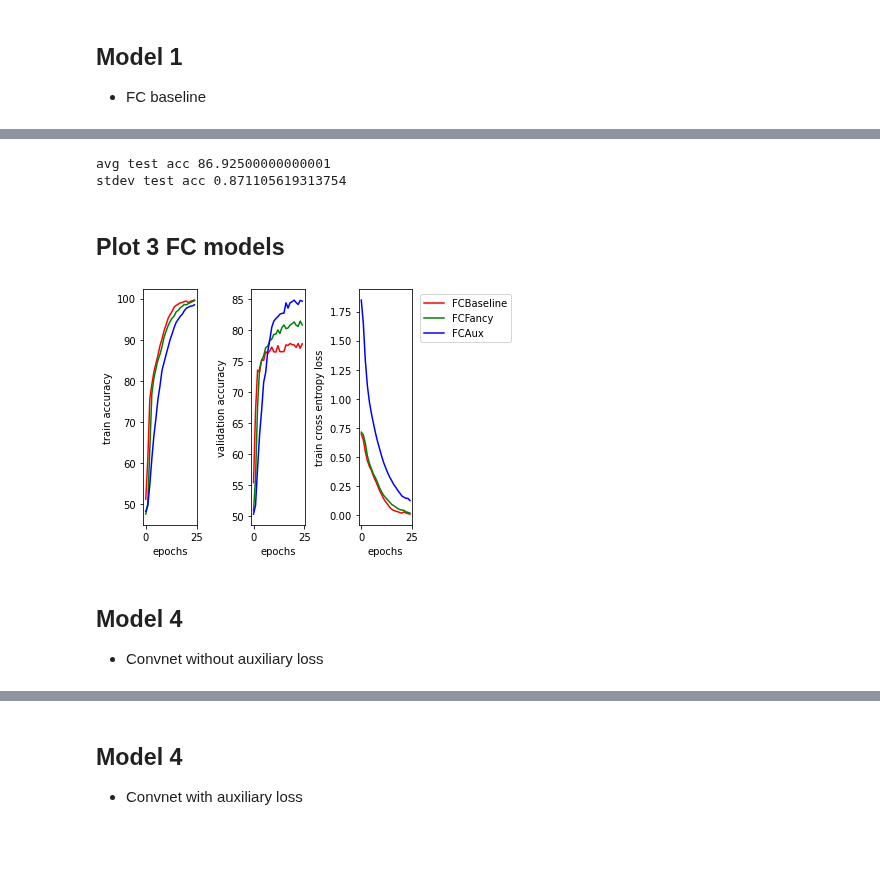
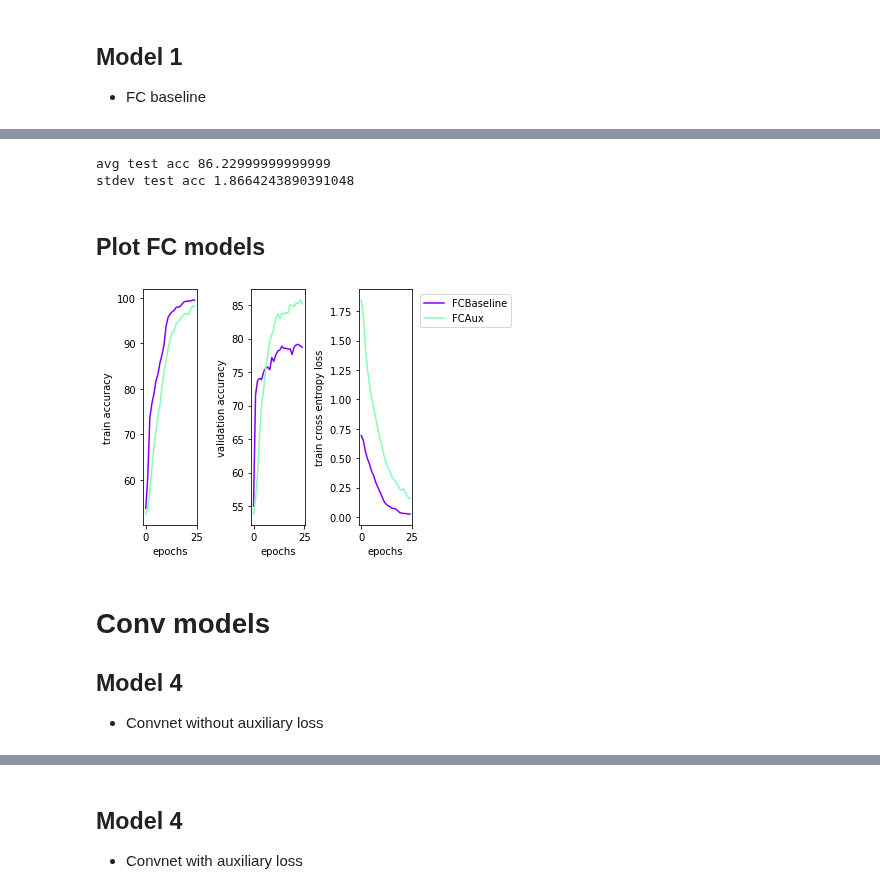
Before and after one commit to puckvg/EE-559-Team, a Jupyter notebook: Project1/FinalRuns.ipynb, the cells around one changed output, grey strips where cells are left out. Drawn from its saved outputs; the diff is of its cells as text; code cells hidden in the pictures; blank space fills up the shorter version.

Commit message:
notebook with all models for plotting / benchmarking

```diff
--- a/Project1/FinalRuns.ipynb
+++ b/Project1/FinalRuns.ipynb
@@ -93,30 +92,0 @@ stdev test acc 1.5423841933837348
-# %%
-test_accuracies_fc_fancy = []
-train_accuracies_fc_fancy = []
-validation_accuracies_fc_fancy = []
-train_losses_fc_fancy = []
-
-for i in range(10):
-    print(f"Run {i+1}/10")
-
-    # Trainer
-    trainer = Trainer(nb_epochs=nb_epochs, verbose=False, run='fc_aux_argmax')
-
-    # Import data
-    dl_train_all, dl_val_all, dl_test_all = load_all_data(normalize=True)
-
-    # Model
-    alpha = LinearAlpha()
-    beta = LinearBeta(label_encoded=False)
-    model = Siamese(alpha, beta, weight_aux=0., softmax=False,
-                    argmax=False, strategy='sum')
-
-    # Training
-    loss_train, acc_train, acc_val = trainer.fit(model, dl_train_all, dl_val_all, verbose=True)
-    train_losses_fc_fancy.append(loss_train)
-    validation_accuracies_fc_fancy.append(acc_val)
-    train_accuracies_fc_fancy.append(acc_train)
-
-    # Testing
-    acc = trainer.test(model, dl_test_all, test_verbose=True, return_acc=True)
-    test_accuracies_fc_fancy.append(acc)
@@ -217,24 +151,22 @@ print('avg test acc', avg_test_acc_fc_aux)
 stdev_test_acc_fc_aux = np.std(test_accuracies_fc_aux)
 print('stdev test acc', stdev_test_acc_fc_aux)
 # %% [output]
-avg test acc 86.92500000000001
-stdev test acc 0.871105619313754
+avg test acc 86.22999999999999
+stdev test acc 1.8664243890391048
 # %% [markdown]
-## Plot 3 FC models
+## Plot FC models
 # %%
-train_losses = [train_losses_fc, train_losses_fc_fancy,
-               train_losses_fc_aux]
-train_accuracies = [train_accuracies_fc, train_accuracies_fc_fancy,
-                   train_accuracies_fc_aux]
-val_accuracies = [validation_accuracies_fc, validation_accuracies_fc_fancy,
-                 validation_accuracies_fc_aux]
-labels = ["FCBaseline", "FCFancy", "FCAux"]
+train_losses = [train_losses_fc, train_losses_fc_aux]
+train_accuracies = [train_accuracies_fc, train_accuracies_fc_aux]
+val_accuracies = [validation_accuracies_fc, validation_accuracies_fc_aux]
+labels = ["FCBaseline", "FCAux"]
 plt = multi_plot_training_epochs(nb_epochs, train_losses,
                                 train_accuracies, val_accuracies,
                                 labels, savefig="figures/FC_learning.png")
 # %% [output]
-[figure, old version]
+[figure, new version]
 # %% [markdown]
+# Conv models
 ## Model 4
 - Convnet without auxiliary loss
 # %%
```
Also changed, not shown: parts of 40 cells of this notebook.
